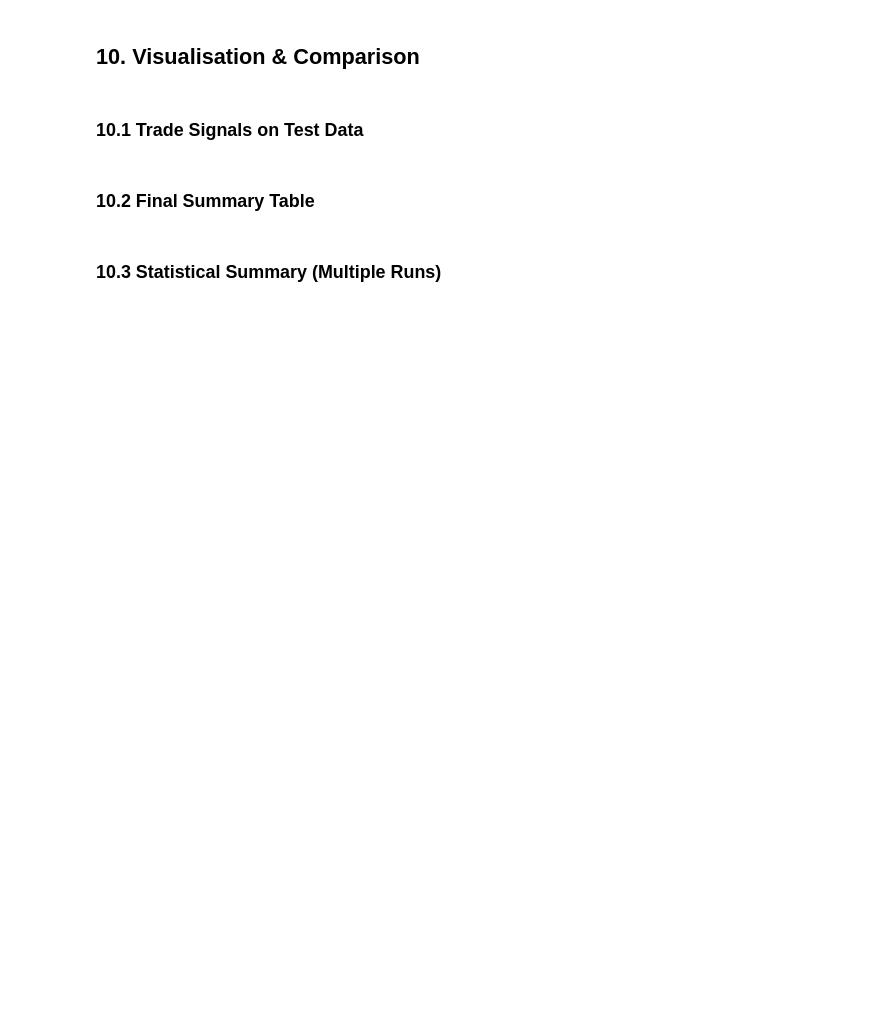
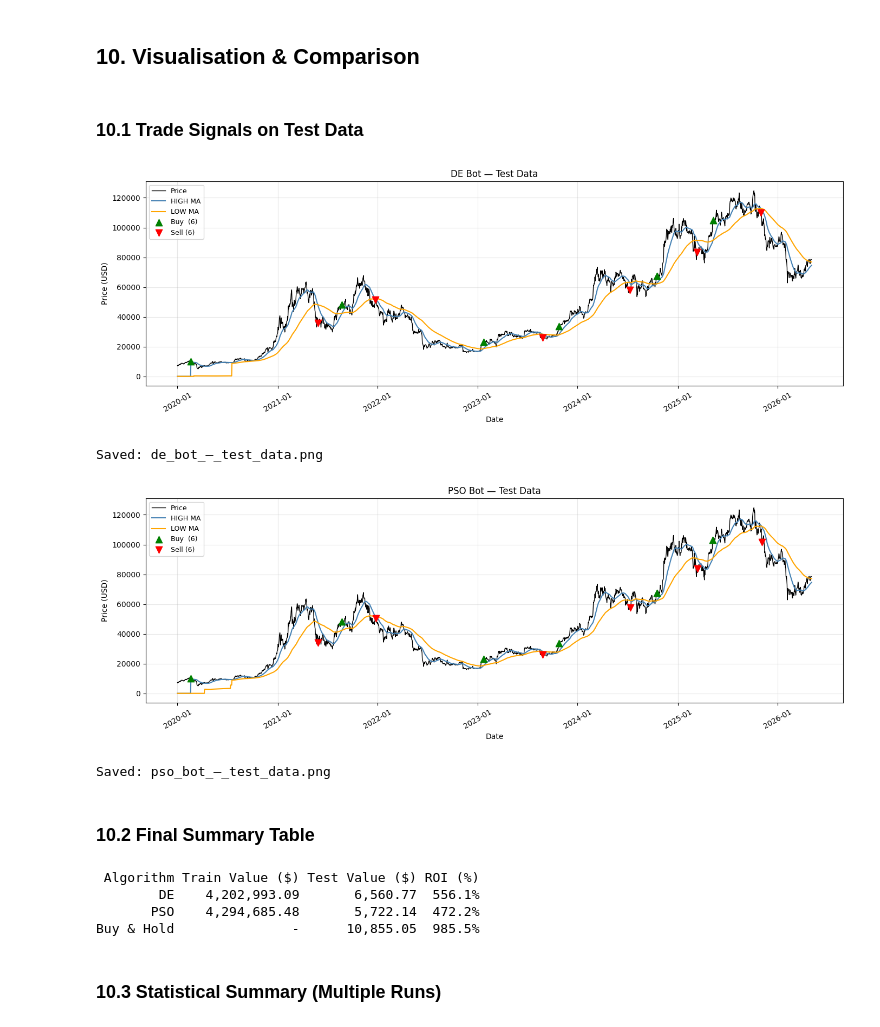
Before and after one commit to Jiongge390/CITS4404Group4, a Jupyter notebook: part2/CITS4404_TradingBot.ipynb, the cells around one changed output. Saved outputs shown, nothing was run; the diff lists cells and outputs as text; code cells hidden in the pictures; blank space fills up the shorter version.

```diff
--- a/part2/CITS4404_TradingBot.ipynb
+++ b/part2/CITS4404_TradingBot.ipynb
@@ -609,12 +751,16 @@ print('Saved: filter_comparison.png')
 # %% [markdown]
 ## 9. Final Test on Unseen Data (2020+)
 # %%
-# ── Select best config from training experiments ──────────────────────
-# Pick best filter type based on DE training performance
-best_filter = max(filter_results, key=lambda f: filter_results[f]['de_value'])
-best_de_params  = filter_results[best_filter]['de_params']
-best_pso_params = filter_results[best_filter]['pso_params']
+# ── Select best params from training ─────────────────────────────────
+best_de_params  = de_params
+best_pso_params = pso_params
 
-print(f'Best filter type : {best_filter.upper()}')
-print(f'DE  best params  : N_short={best_de_params[0]}, N_long={best_de_params[1]}')
-print(f'PSO best params  : N_short={best_pso_params[0]}, N_long={best_pso_params[1]}')
+print(f'DE  best training value : ${de_value:,.2f}')
+print(f'PSO best training value : ${pso_value:,.2f}')
+print()
+print('DE  weight params  (w1,w2,w3): ', np.round(best_de_params[0:3], 3))
+print('DE  HIGH windows   (d1,d2,d3): ', [int(round(x)) for x in best_de_params[3:6]])
+print('DE  alpha          : ', round(best_de_params[6], 3))
+print('DE  weight params  (w4,w5,w6): ', np.round(best_de_params[7:10], 3))
+print('DE  LOW windows    (d4,d5,d6): ', [int(round(x)) for x in best_de_params[10:13]])
+print('DE  beta           : ', round(best_de_params[13], 3))
@@ -691,52 +858,55 @@ print('Saved: portfolio_test.png')
 ### 10.1 Trade Signals on Test Data
 # %%
 # ── Plot buy/sell signals on price chart ──────────────────────────────
-def plot_trades(prices, dates, N_short, N_long, filter_type, title):
-    signals, short_ma, long_ma = generate_signals(prices, N_short, N_long, filter_type)
+def plot_trades(prices, dates, params, title):
+    signals, high_ma, low_ma = generate_signals_14d(prices, params)
     buy_idx  = np.where(signals ==  1)[0]
     sell_idx = np.where(signals == -1)[0]
 
     fig, ax = plt.subplots(figsize=(14, 5))
-    ax.plot(dates, prices,   label='Price',                   color='black',     linewidth=1)
-    ax.plot(dates, short_ma, label=f'Short MA ({N_short}d)',  color='steelblue', linewidth=1.5)
-    ax.plot(dates, long_ma,  label=f'Long MA  ({N_long}d)',   color='orange',    linewidth=1.5)
+    ax.plot(dates, prices,   label='Price',       color='black',     linewidth=1)
+    ax.plot(dates, high_ma,  label='HIGH MA',     color='steelblue', linewidth=1.5)
+    ax.plot(dates, low_ma,   label='LOW MA',      color='orange',    linewidth=1.5)
     ax.scatter(dates[buy_idx],  prices[buy_idx],  marker='^', color='green', s=80, zorder=5, label=f'Buy  ({len(buy_idx)})')
     ax.scatter(dates[sell_idx], prices[sell_idx], marker='v', color='red',   s=80, zorder=5, label=f'Sell ({len(sell_idx)})')
     ax.set_title(title)
     ax.set_xlabel('Date')
     ax.set_ylabel('Price (USD)')
     ax.legend(fontsize=9)
     ax.xaxis.set_major_formatter(mdates.DateFormatter('%Y-%m'))
     plt.xticks(rotation=30)
     ax.grid(True, alpha=0.3)
     plt.tight_layout()
     fname = title.split('(')[0].strip().lower().replace(' ','_') + '.png'
     plt.savefig(fname, dpi=150)
     plt.show()
     print(f'Saved: {fname}')
 
-plot_trades(test_prices, test_df['Date'].values,
-            best_de_params[0],  best_de_params[1],  best_filter,
-            f'DE Bot — Test Data (N_short={best_de_params[0]}, N_long={best_de_params[1]}, {best_filter.upper()})')
-
-plot_trades(test_prices, test_df['Date'].values,
-            best_pso_params[0], best_pso_params[1], best_filter,
-            f'PSO Bot — Test Data (N_short={best_pso_params[0]}, N_long={best_pso_params[1]}, {best_filter.upper()})')
+plot_trades(test_prices, test_df['Date'].values, best_de_params,
+            'DE Bot — Test Data')
+plot_trades(test_prices, test_df['Date'].values, best_pso_params,
+            'PSO Bot — Test Data')
+# %% [output]
+[figure, added]
+Saved: de_bot_—_test_data.png
+[figure, added]
+Saved: pso_bot_—_test_data.png
 # %% [markdown]
 ### 10.2 Final Summary Table
 # %%
 # ── Full summary table ────────────────────────────────────────────────
 summary = pd.DataFrame({
     'Algorithm'      : ['DE', 'PSO', 'Buy & Hold'],
-    'Filter'         : [best_filter.upper(), best_filter.upper(), '-'],
-    'N_short'        : [best_de_params[0],  best_pso_params[0],  '-'],
-    'N_long'         : [best_de_params[1],  best_pso_params[1],  '-'],
-    'Train Value ($)': [f'{filter_results[best_filter]["de_value"]:,.2f}',
-                        f'{filter_results[best_filter]["pso_value"]:,.2f}', '-'],
-    'Test Value ($)' : [f'{de_test_value:,.2f}',  f'{pso_test_value:,.2f}',  f'{buy_hold_value:,.2f}'],
-    'ROI (%)'        : [f'{de_roi:.1f}%',          f'{pso_roi:.1f}%',         f'{bh_roi:.1f}%'],
+    'Train Value ($)': [f'{de_value:,.2f}',       f'{pso_value:,.2f}',      '-'],
+    'Test Value ($)' : [f'{de_test_value:,.2f}',  f'{pso_test_value:,.2f}', f'{buy_hold_value:,.2f}'],
+    'ROI (%)'        : [f'{de_roi:.1f}%',          f'{pso_roi:.1f}%',        f'{bh_roi:.1f}%'],
 })
 print(summary.to_string(index=False))
+# %% [output]
+ Algorithm Train Value ($) Test Value ($) ROI (%)
+        DE    4,202,993.09       6,560.77  556.1%
+       PSO    4,294,685.48       5,722.14  472.2%
+Buy & Hold               -      10,855.05  985.5%
 # %% [markdown]
 ### 10.3 Statistical Summary (Multiple Runs)
 # %%
```
Also changed, not shown: parts of 17 cells of this notebook, 21 other files.
